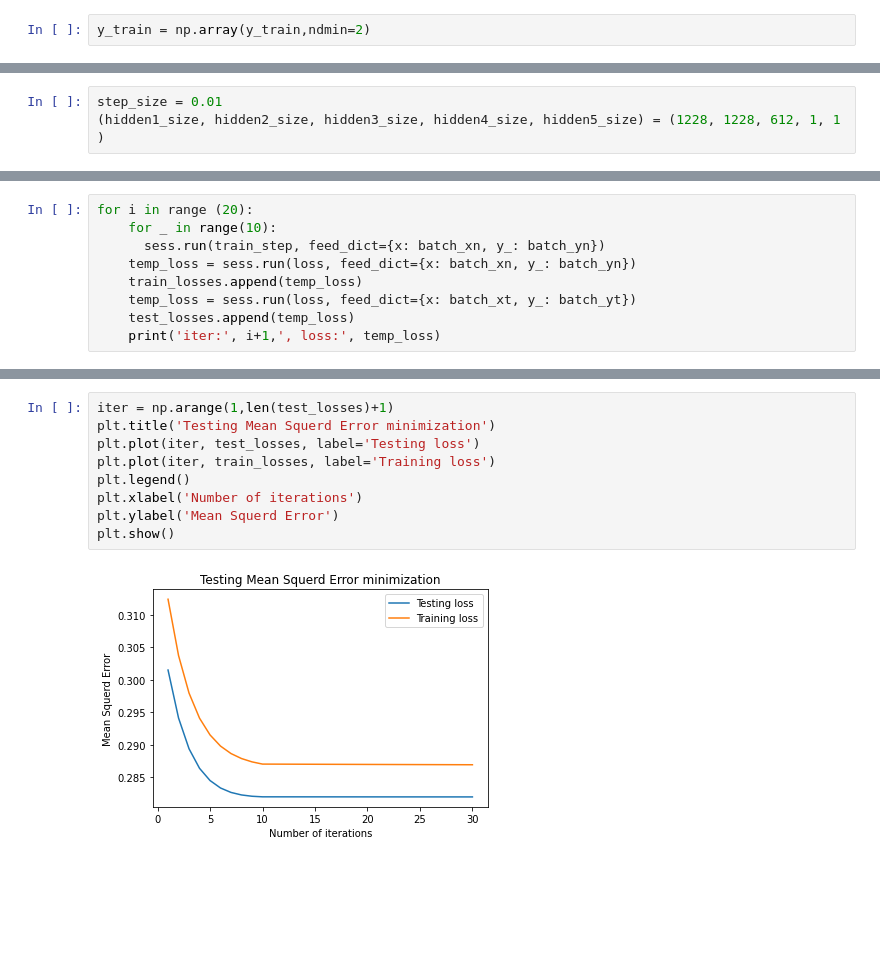
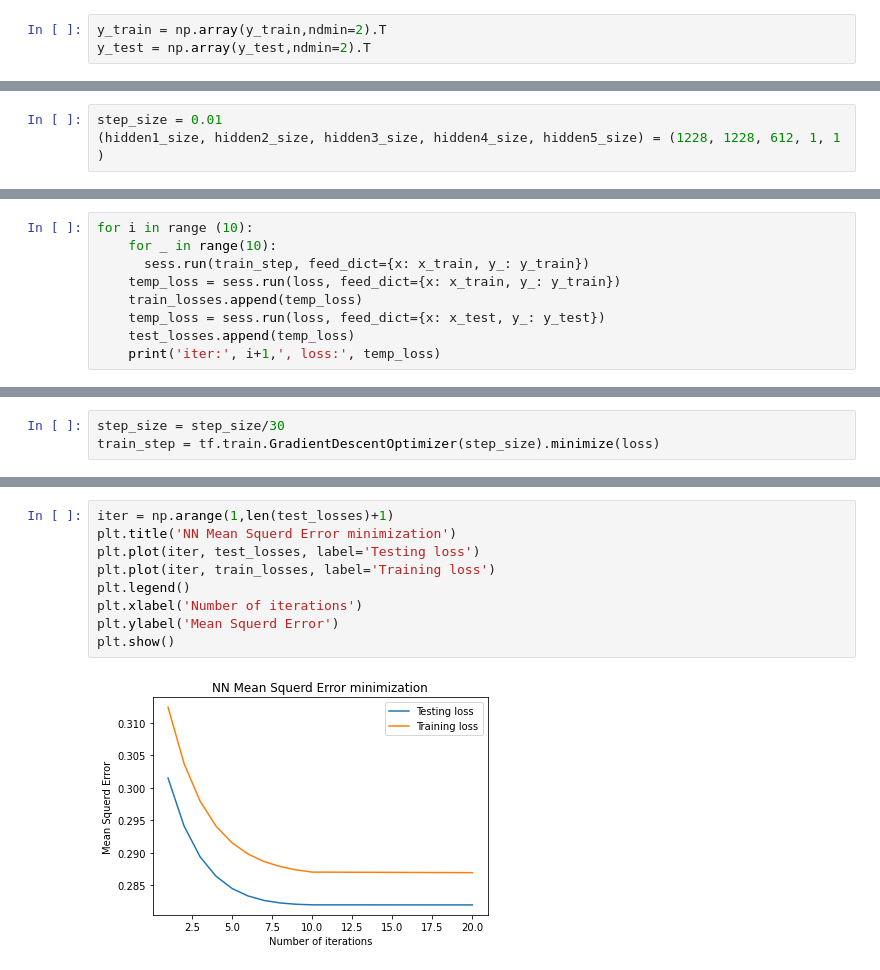
Before and after one commit to Eliot100/DJIA-stock-project, a Jupyter notebook: DJIA_stock_project.ipynb, the cells around one changed output, grey strips where cells are left out. Drawn from its saved outputs; the diff is of its cells as text; blank space fills up the shorter version.

```diff
--- a/DJIA_stock_project.ipynb
+++ b/DJIA_stock_project.ipynb
@@ -165,2 +202,3 @@ def next_batch(num, data, labels):
 # %%
-y_train = np.array(y_train,ndmin=2)
+y_train = np.array(y_train,ndmin=2).T
+y_test = np.array(y_test,ndmin=2).T
@@ -219,3 +259,12 @@ Try using .loc[row_indexer,col_indexer] = value instead
 
 See the caveats in the documentation: https://pandas.pydata.org/pandas-docs/stable/user_guide/indexing.html#returning-a-view-versus-a-copy
   This is separate from the ipykernel package so we can avoid doing imports until
+# %%
+for i in range (10):
+    for _ in range(10):
+      sess.run(train_step, feed_dict={x: x_train, y_: y_train})
+    temp_loss = sess.run(loss, feed_dict={x: x_train, y_: y_train})
+    train_losses.append(temp_loss)
+    temp_loss = sess.run(loss, feed_dict={x: x_test, y_: y_test})
+    test_losses.append(temp_loss)
+    print('iter:', i+1,', loss:', temp_loss)
@@ -222,3 +282,6 @@ See the caveats in the documentation: https://pandas.pydata.org/pandas-docs/stab
+# %%
+step_size = step_size/30
+train_step = tf.train.GradientDescentOptimizer(step_size).minimize(loss)
 # %%
 for i in range (10):
     for _ in range(10):
@@ -245,9 +304,0 @@ train_step = tf.train.GradientDescentOptimizer(step_size).minimize(loss)
-# %%
-for i in range (20):
-    for _ in range(10):
-      sess.run(train_step, feed_dict={x: batch_xn, y_: batch_yn})
-    temp_loss = sess.run(loss, feed_dict={x: batch_xn, y_: batch_yn})
-    train_losses.append(temp_loss)
-    temp_loss = sess.run(loss, feed_dict={x: batch_xt, y_: batch_yt})
-    test_losses.append(temp_loss)
-    print('iter:', i+1,', loss:', temp_loss)
@@ -275,11 +305,11 @@ iter: 20 , loss: 0.2819676
 # %%
 iter = np.arange(1,len(test_losses)+1)
-plt.title('Testing Mean Squerd Error minimization')
+plt.title('NN Mean Squerd Error minimization')
 plt.plot(iter, test_losses, label='Testing loss')
 plt.plot(iter, train_losses, label='Training loss')
 plt.legend()
 plt.xlabel('Number of iterations')
 plt.ylabel('Mean Squerd Error')
 plt.show()
 # %% [output]
-[figure, old version]
+[figure, new version]
```
Also changed, not shown: parts of 20 cells of this notebook.
